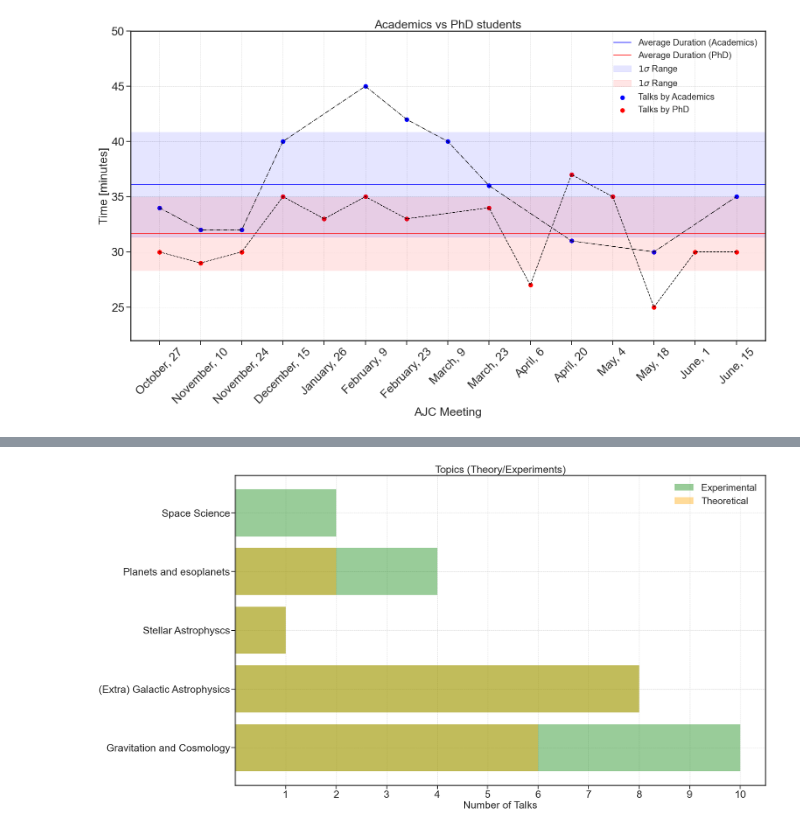
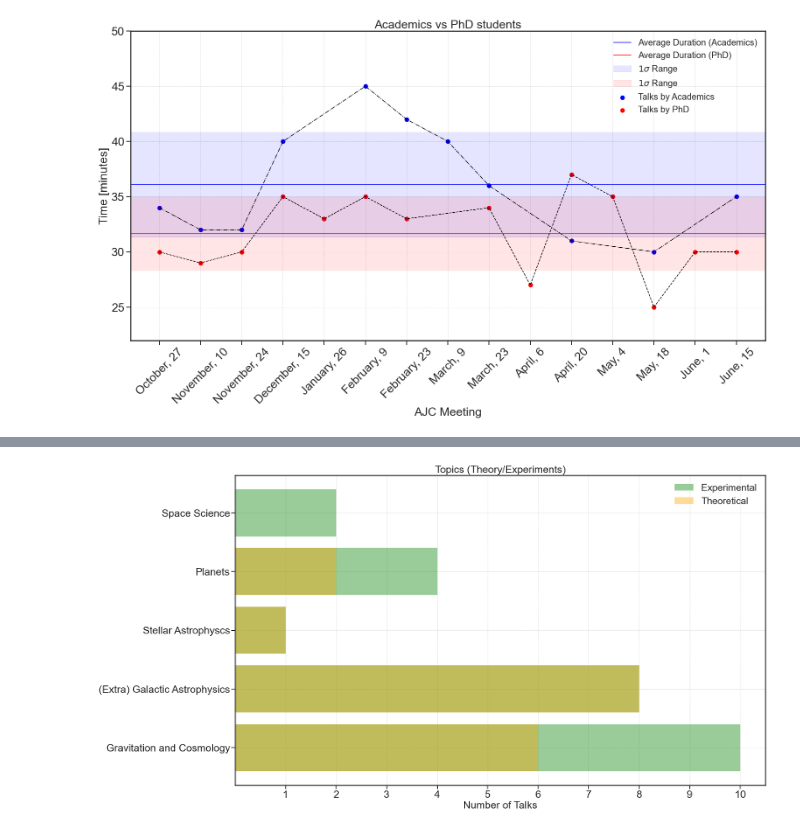
Before and after one commit to WilliamGiare/Astrophysics_Journal_CLub, a Jupyter notebook: Data & Analysis/AJC_analysis.ipynb, the cells around one changed output, grey strips where cells are left out. Cells and saved outputs as stored; diff of their text form; code cells hidden in the pictures.

```diff
--- a/Data & Analysis/AJC_analysis.ipynb
+++ b/Data & Analysis/AJC_analysis.ipynb
@@ -396,32 +396,32 @@ plt.rcParams["ytick.labelsize"]  = "27"
 plt.rcParams["xtick.labelsize"]  = "27"
 plt.rcParams["axes.titlesize"]  = "27"
 plt.rcParams["figure.figsize"] = [25, 15]
 plt.rcParams['xtick.major.size'] = 10
 plt.rcParams['xtick.major.width'] = 2
 plt.rcParams['xtick.minor.size'] = 5
 plt.rcParams['xtick.minor.width'] = 1
 plt.rcParams['ytick.major.size'] = 10
 plt.rcParams['ytick.major.width'] = 2
 plt.rcParams['ytick.minor.size'] = 5
 plt.rcParams['ytick.minor.width'] = 1
 
 ax1 = plt.subplot(111)
 
 plt.xticks(np.arange(min(AJC_data[:,0]), max(AJC_data[:,0])+2, 1.0))
 
 ax1.set_xlabel(r'Number of Talks',fontsize = 27)
 ax1.set_title('Topics (Theory/Experiments)')
 ax1.grid(linestyle='--',linewidth=0.7)
 
-topics=("Gravitation and Cosmology", "(Extra) Galactic Astrophysics","Stellar Astrophyscs","Planets and esoplanets","Space Science")
+topics=("Gravitation and Cosmology", "(Extra) Galactic Astrophysics","Stellar Astrophyscs","Planets","Space Science")
 Total_topic_talks=[Cosmology,Galactic,Stellar,Planets,SpaceS]
 Th_topic_talks=[Cosmology_th,Galactic_th,Stellar_th,Planets_th,0]
 
 ax1.barh(topics,Total_topic_talks,label="Experimental",color="green",alpha=0.4)
 ax1.barh(topics,Th_topic_talks,label="Theoretical",color="orange",alpha=0.4)
 
 ax1.legend(fontsize="25")
 
 plt.show()
 # %% [output]
-[figure, old version]
+[figure, new version]
```
Also changed, not shown: parts of 2 cells of this notebook.
